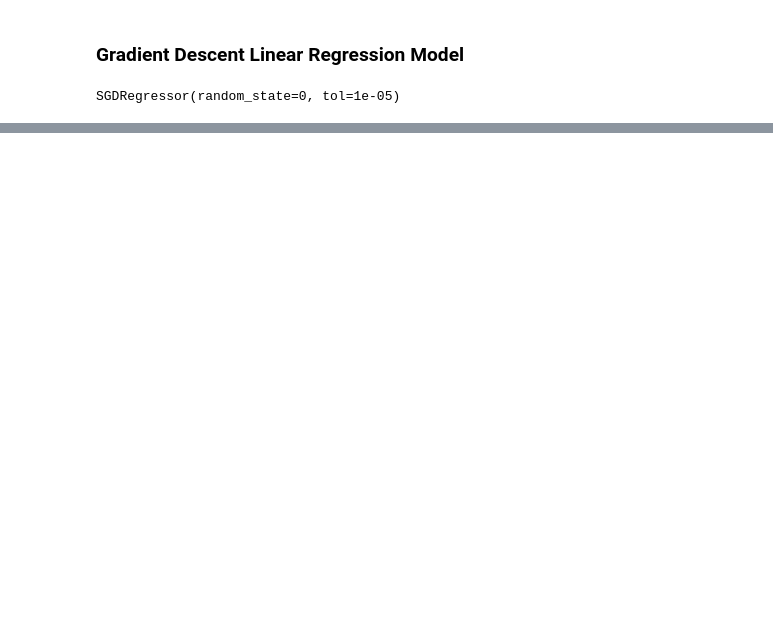
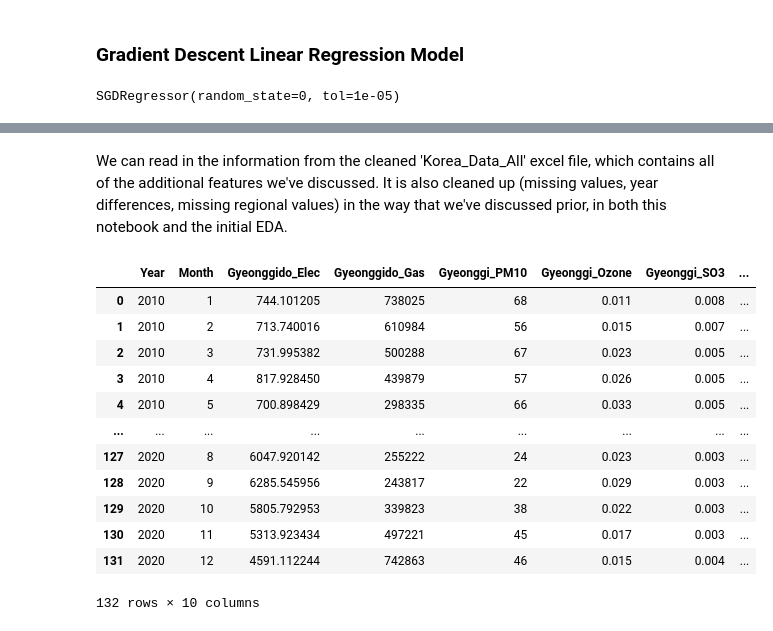
Before and after one commit to kevinjin21/AIMLProjects, a Jupyter notebook: Capstone/Modeling.ipynb, the cells around one changed output, grey strips where cells are left out. Saved outputs shown, nothing was run; the diff lists cells and outputs as text; code cells hidden in the pictures; blank space fills up the shorter version.

```diff
--- a/Capstone/Modeling.ipynb
+++ b/Capstone/Modeling.ipynb
@@ -310,0 +349,19 @@ plt.title('Linear Regression, Gyeonggido Temperature vs. Gas Usage');
+# %% [markdown]
+We can read in the information from the cleaned 'Korea_Data_All' excel file, which contains all of the additional features we've discussed. It is also cleaned up (missing values, year differences, missing regional values) in the way that we've discussed prior, in both this notebook and the initial EDA.
+# %%
+gyeonggi_full = pd.read_excel('Data/Korea_Data_All.xlsx',sheet_name=2)
+gyeonggi_full
+# %% [output]
+|  | Year | Month | Gyeonggido_Elec | Gyeonggido_Gas | Gyeonggi_PM10 | Gyeonggi_Ozone | Gyeonggi_SO3 | ... |
+| 0 | 2010 | 1 | 744.101205 | 738025 | 68 | 0.011 | 0.008 | ... |
+| 1 | 2010 | 2 | 713.740016 | 610984 | 56 | 0.015 | 0.007 | ... |
+| 2 | 2010 | 3 | 731.995382 | 500288 | 67 | 0.023 | 0.005 | ... |
+| 3 | 2010 | 4 | 817.928450 | 439879 | 57 | 0.026 | 0.005 | ... |
+| 4 | 2010 | 5 | 700.898429 | 298335 | 66 | 0.033 | 0.005 | ... |
+| ... | ... | ... | ... | ... | ... | ... | ... | ... |
+| 127 | 2020 | 8 | 6047.920142 | 255222 | 24 | 0.023 | 0.003 | ... |
+| 128 | 2020 | 9 | 6285.545956 | 243817 | 22 | 0.029 | 0.003 | ... |
+| 129 | 2020 | 10 | 5805.792953 | 339823 | 38 | 0.022 | 0.003 | ... |
+| 130 | 2020 | 11 | 5313.923434 | 497221 | 45 | 0.017 | 0.003 | ... |
+| 131 | 2020 | 12 | 4591.112244 | 742863 | 46 | 0.015 | 0.004 | ... |
+132 rows × 10 columns
```
Also changed, not shown: parts of 43 cells of this notebook, 1 other file.
